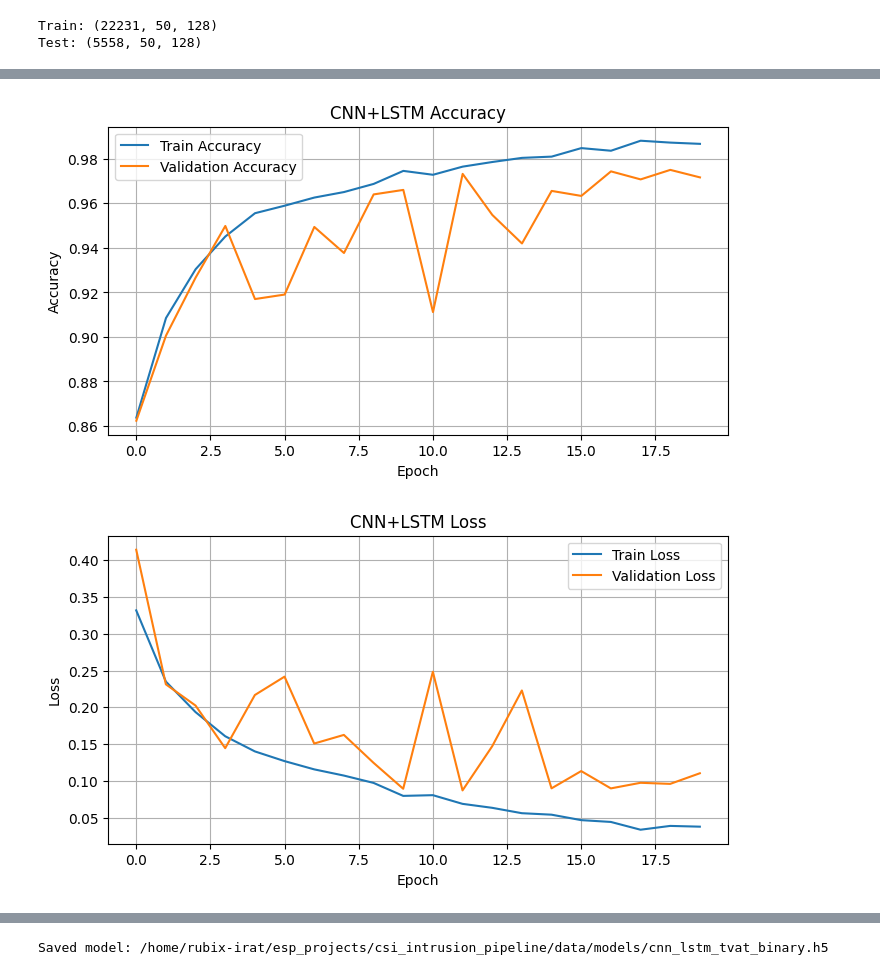
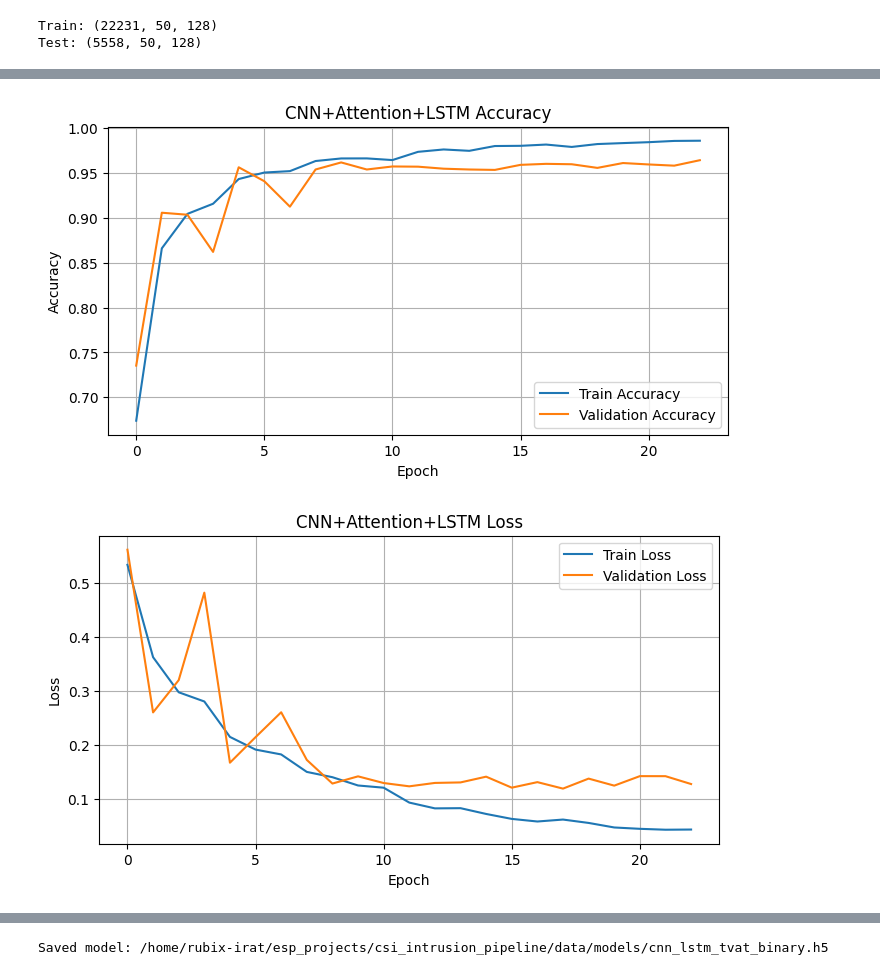
Before and after one commit to lineartimevariant/Intrusion-Detection-with-CSI, a Jupyter notebook: Notebook/Train and test.ipynb, the cells around one changed output, grey strips where cells are left out. Saved outputs shown, nothing was run; the diff lists cells and outputs as text; code cells hidden in the pictures.

Commit message:
Update training notebook with TCN experiments and model comparisons

```diff
--- a/Notebook/Train and test.ipynb
+++ b/Notebook/Train and test.ipynb
@@ -464,0 +899,16 @@ _________________________________________________________________
+# %%
+from sklearn.utils.class_weight import compute_class_weight #importing compute_class_weight to calculate class weights for handling class imbalance in the dataset
+import numpy as np
+
+class_weights = compute_class_weight(
+    class_weight="balanced",
+    classes=np.unique(y_train),
+    y=y_train
+)
+
+class_weight_dict = {
+    0: class_weights[0],
+    1: class_weights[1]
+}
+
+print(class_weight_dict) # added a class weight printout for debugging and also to penalize bias towards the majority class as per data imbalance in the dataset
@@ -465,9 +917,30 @@ _________________________________________________________________
+# %%
+from tensorflow.keras.callbacks import (
+    EarlyStopping,
+    ReduceLROnPlateau
+)
+
+early_stop = EarlyStopping(
+    monitor='val_loss',
+    patience=5,
+    restore_best_weights=True
+)
+
+reduce_lr = ReduceLROnPlateau(
+    monitor='val_loss',
+    factor=0.5,
+    patience=2,
+    min_lr=1e-6
+)
 # %%
+
 history = model.fit(
     X_train,
     y_train,
     validation_split=0.2,
-    epochs=20,
-    batch_size=32
+    epochs=50,
+    batch_size=32,
+    class_weight=class_weight_dict,
+    callbacks=[early_stop, reduce_lr]
 )
 # %% [output]
@@ -498,26 +1132,26 @@ Epoch 20/20
 # %%
 plt.figure(figsize=(8, 4))
 plt.plot(history.history["accuracy"], label="Train Accuracy")
 plt.plot(history.history["val_accuracy"], label="Validation Accuracy")
-plt.title("CNN+LSTM Accuracy")
+plt.title("CNN+Attention+LSTM Accuracy")
 plt.xlabel("Epoch")
 plt.ylabel("Accuracy")
 plt.legend()
 plt.grid(True)
 plt.show()
 
 plt.figure(figsize=(8, 4))
 plt.plot(history.history["loss"], label="Train Loss")
 plt.plot(history.history["val_loss"], label="Validation Loss")
-plt.title("CNN+LSTM Loss")
+plt.title("CNN+Attention+LSTM Loss")
 plt.xlabel("Epoch")
 plt.ylabel("Loss")
 plt.legend()
 plt.grid(True)
 plt.show()
 # %% [output]
-[figure, old version]
+[figure, new version]
-[figure, old version]
+[figure, new version]
 # %%
 y_prob = model.predict(X_test)
 y_pred = (y_prob > 0.5).astype(int).reshape(-1)
```
Also changed, not shown: parts of 22 cells of this notebook.
